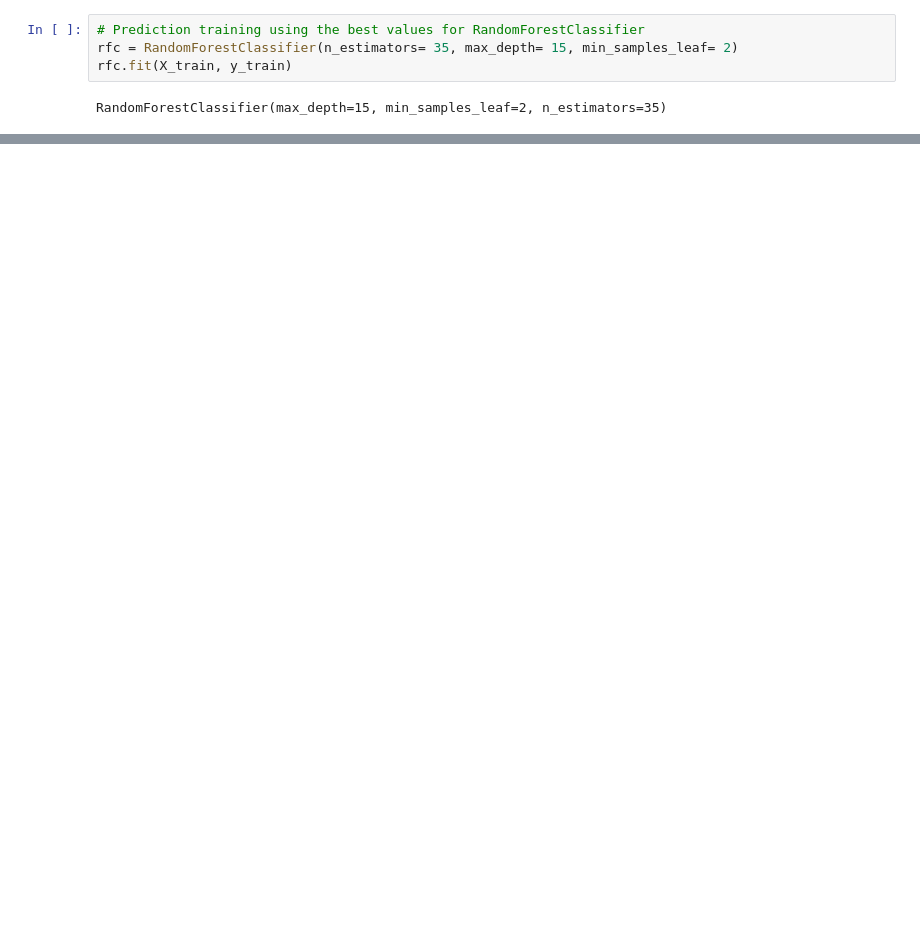
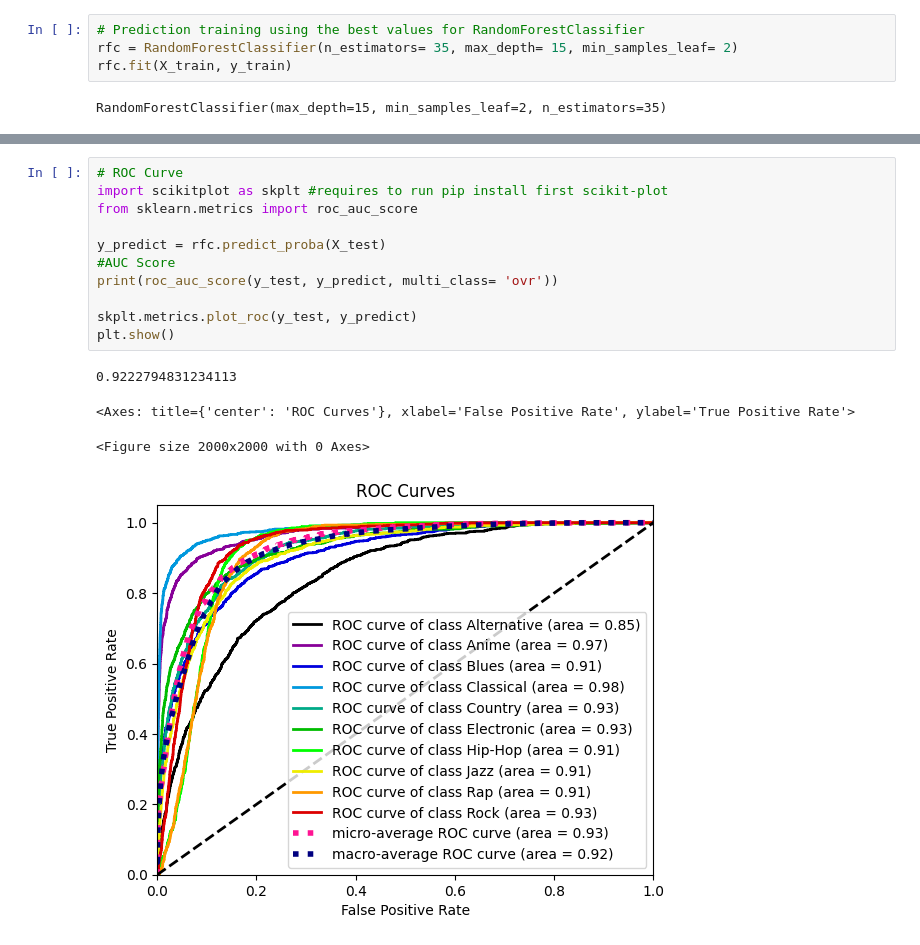
Before and after one commit to tran-tk/EECS3401, a Jupyter notebook: Prediction_of_Music_Genre.ipynb, the cells around one changed output, grey strips where cells are left out. Saved outputs shown, nothing was run; the diff lists cells and outputs as text; blank space fills up the shorter version.

```diff
--- a/Prediction_of_Music_Genre.ipynb
+++ b/Prediction_of_Music_Genre.ipynb
@@ -579,0 +580,16 @@ print(feature_weight)
+# %%
+# ROC Curve
+import scikitplot as skplt #requires to run pip install first scikit-plot
+from sklearn.metrics import roc_auc_score
+
+y_predict = rfc.predict_proba(X_test)
+#AUC Score
+print(roc_auc_score(y_test, y_predict, multi_class= 'ovr'))
+
+skplt.metrics.plot_roc(y_test, y_predict)
+plt.show()
+# %% [output]
+0.9222794831234113
+<Axes: title={'center': 'ROC Curves'}, xlabel='False Positive Rate', ylabel='True Positive Rate'>
+<Figure size 2000x2000 with 0 Axes>
+[figure, added]
```
Also changed, not shown: parts of 5 cells of this notebook.
